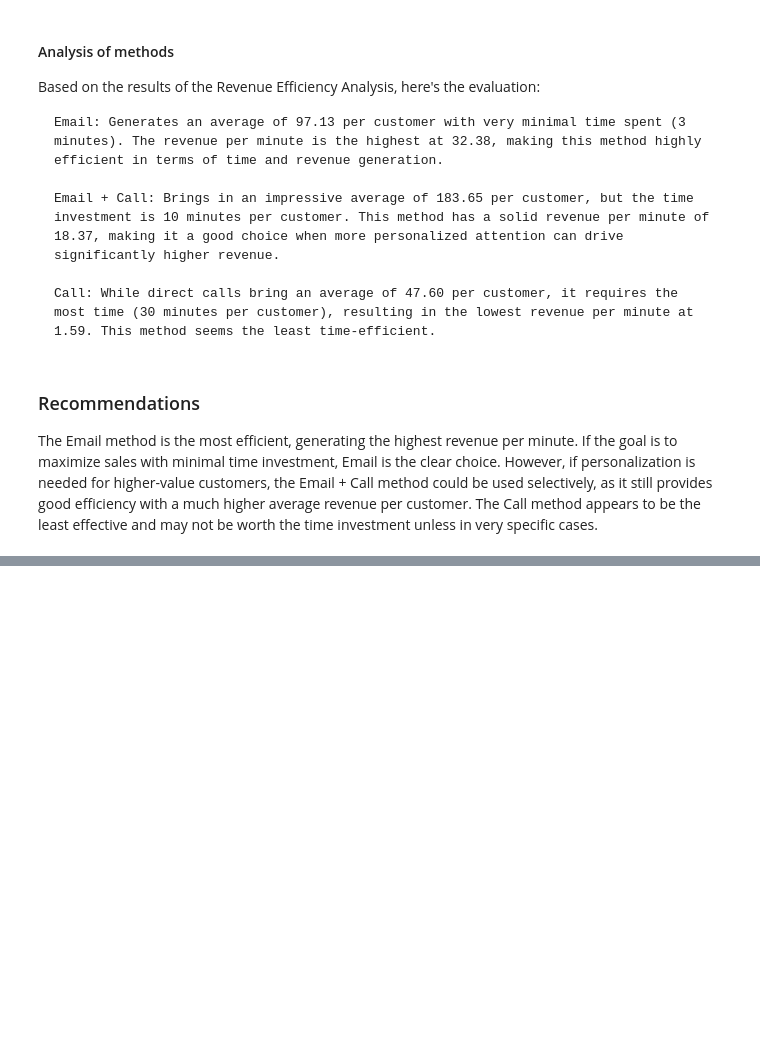
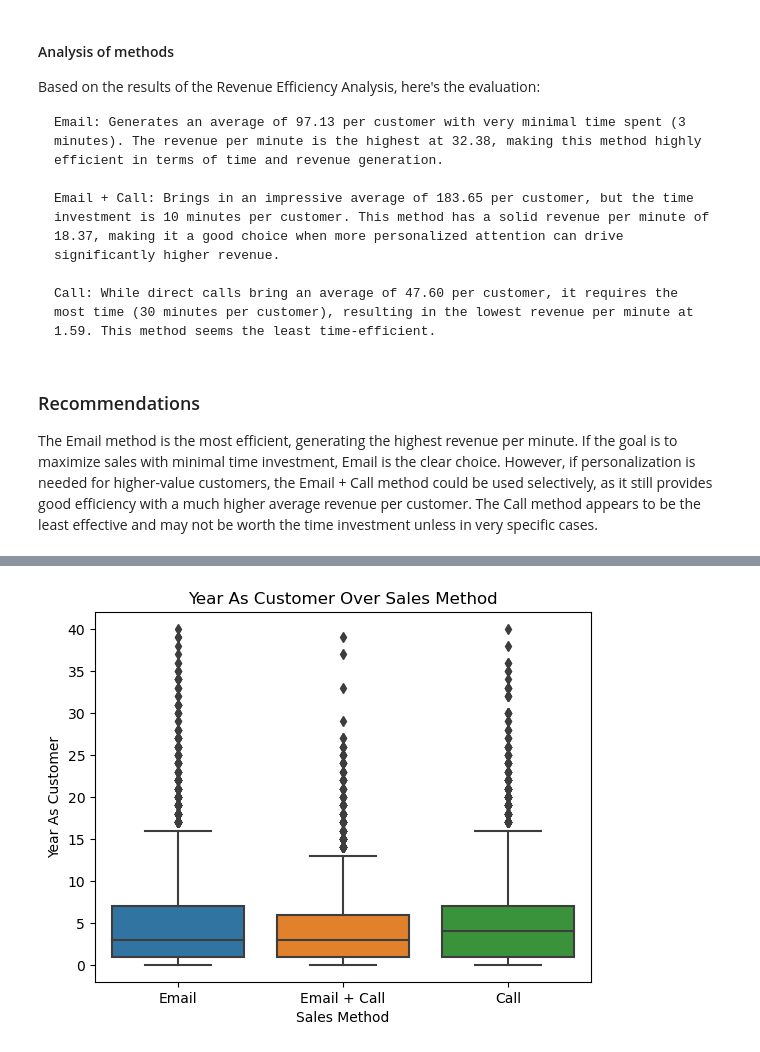
Before and after one commit to JoelJoo/Data-analysis-project, a Jupyter notebook: Sales_Strategy_Analysis/notebook.ipynb, the cells around one changed output, grey strips where cells are left out. Cells and saved outputs as stored; diff of their text form; code cells hidden in the pictures; blank space fills up the shorter version.

```diff
--- a/Sales_Strategy_Analysis/notebook.ipynb
+++ b/Sales_Strategy_Analysis/notebook.ipynb
@@ -322,0 +354,9 @@ The Email method is the most efficient, generating the highest revenue per minut
+# %%
+#box plot for years_as_customer over sales method
+sns.boxplot(data=df, x='sales_method', y='years_as_customer')
+plt.title("Year As Customer Over Sales Method")
+plt.ylabel("Year As Customer")
+plt.xlabel("Sales Method")
+plt.show()
+# %% [output]
+[figure, added]
```
Also changed, not shown: parts of 5 cells of this notebook.
